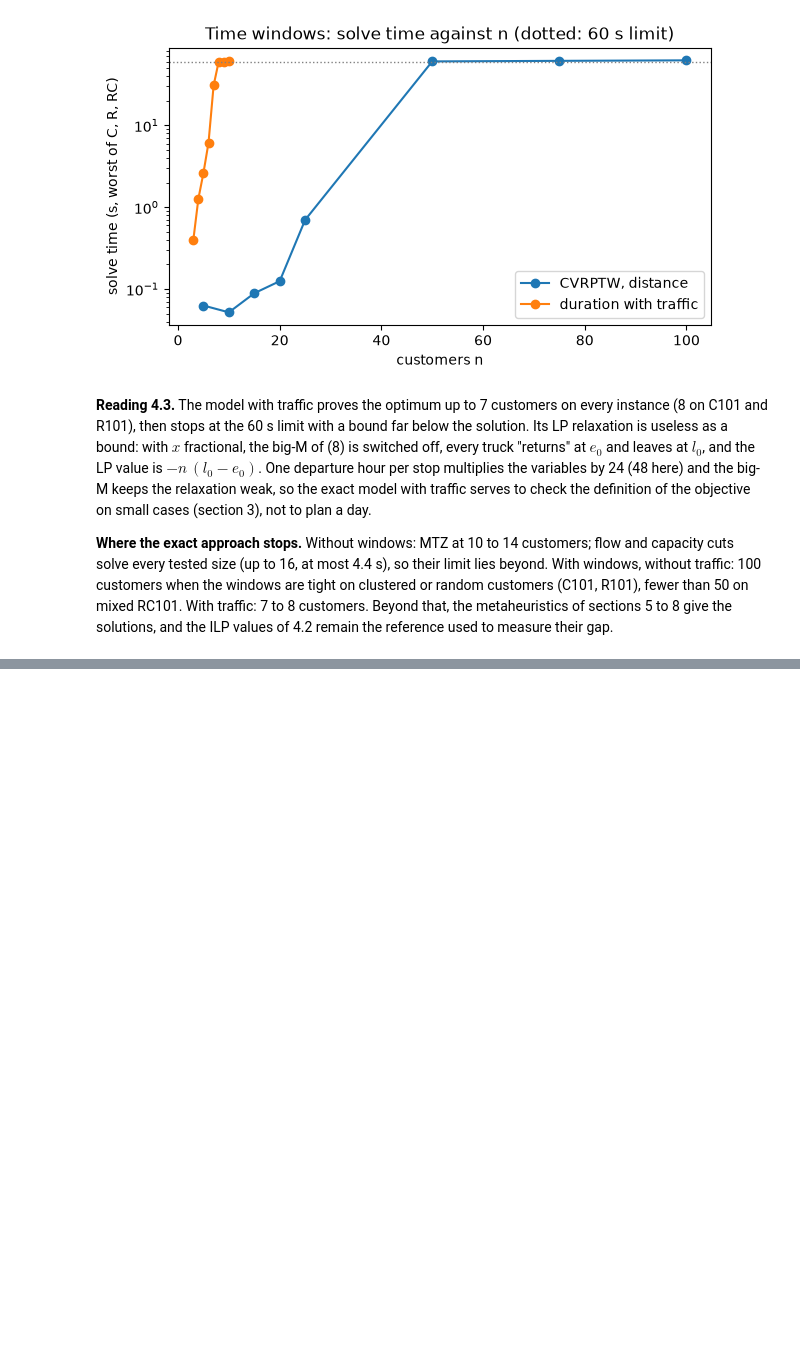
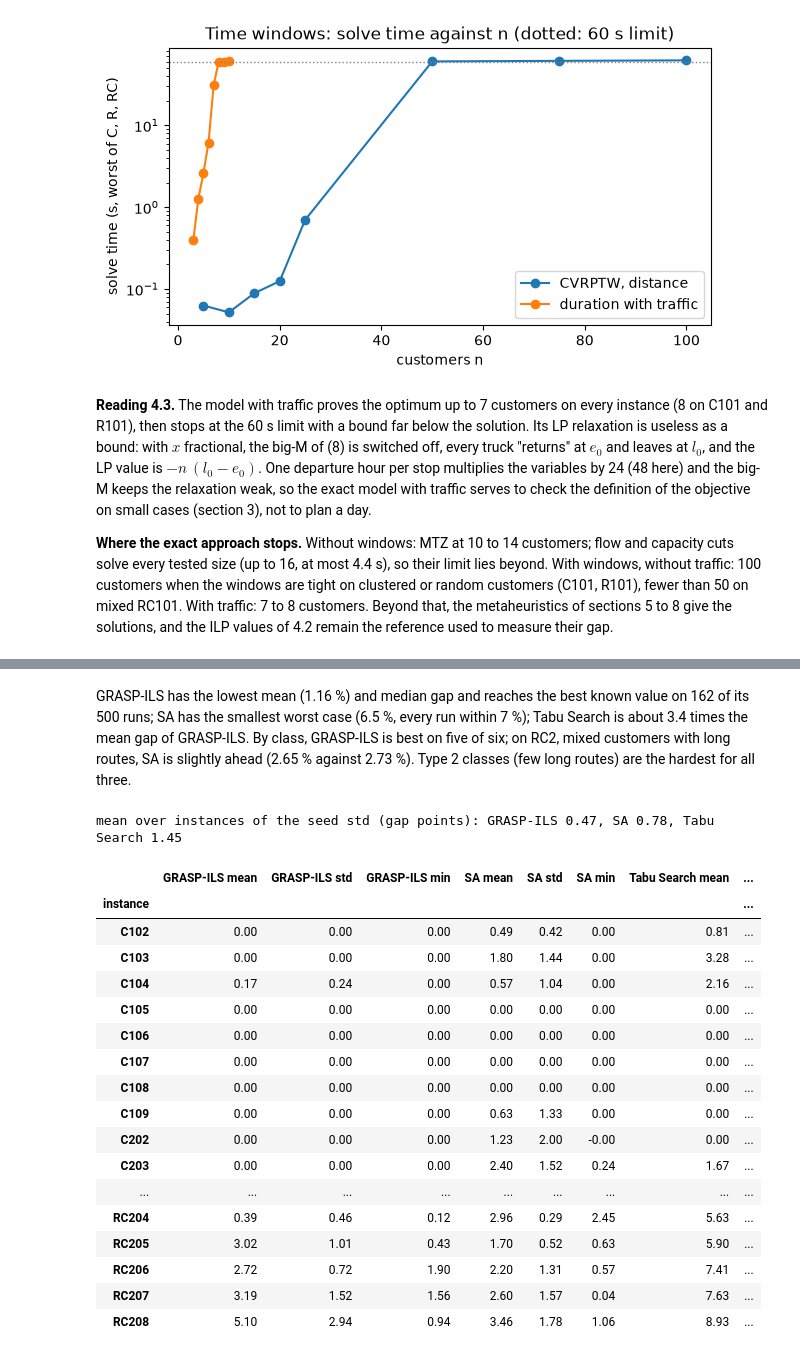
Before and after one commit to zzaved/cesi-cvrp-metaheuristics, a Jupyter notebook: notebooks/02_final_deliverable.ipynb, the cells around one changed output, grey strips where cells are left out. Cells and saved outputs as stored; diff of their text form; code cells hidden in the pictures; blank space fills up the shorter version.

```diff
--- a/notebooks/02_final_deliverable.ipynb
+++ b/notebooks/02_final_deliverable.ipynb
@@ -391,0 +514,12 @@ print("feasible:", best.is_feasible(inst), "| operator weights:", res.destroy_we
+# %%
+tuning = pd.read_csv(RES / "solomon_tuning.csv")
+bench = pd.read_csv(RES / "solomon_benchmark.csv")
+NAMES = {"grasp": "GRASP-ILS", "sa": "SA", "tabu": "Tabu Search"}
+COLORS = {"grasp": "#2a78d6", "sa": "#eb6834", "tabu": "#1baf7a"}
+pd.set_option("display.max_colwidth", None)
+
+t = tuning.groupby(["algorithm", "params"]).gap.mean().reset_index()
+chosen = t.loc[t.groupby("algorithm").gap.idxmin()].set_index("algorithm")
+chosen["settings tried"] = t.groupby("algorithm").size()
+chosen["worst setting gap"] = t.groupby("algorithm").gap.max()
+display(chosen.rename(index=NAMES, columns={"gap": "tuning gap %"}).round(2))
@@ -391,0 +571,34 @@ print("feasible:", best.is_feasible(inst), "| operator weights:", res.destroy_we
+# %% [markdown]
+GRASP-ILS has the lowest mean (1.16 %) and median gap and reaches the best known value on 162 of
+its 500 runs; SA has the smallest worst case (6.5 %, every run within 7 %); Tabu Search is about
+3.4 times the mean gap of GRASP-ILS. By class, GRASP-ILS is best on five of six; on RC2,
+mixed customers with long routes, SA is slightly ahead (2.65 % against 2.73 %). Type 2 classes
+(few long routes) are the hardest for all three.
+# %%
+per_inst = bench.groupby(["instance", "algorithm"]).gap.agg(["mean", "std", "min"]).unstack()
+per_inst.columns = [f"{NAMES[a]} {s}" for s, a in per_inst.columns]
+seed_std = bench.groupby(["instance", "algorithm"]).gap.std().unstack().mean()
+print("mean over instances of the seed std (gap points):",
+      ", ".join(f"{NAMES[a]} {v:.2f}" for a, v in seed_std.items()))
+order = [f"{NAMES[a]} {s}" for a in ["grasp", "sa", "tabu"] for s in ["mean", "std", "min"]]
+display(per_inst[order].round(2))
+# %% [output]
+mean over instances of the seed std (gap points): GRASP-ILS 0.47, SA 0.78, Tabu Search 1.45
+|  | GRASP-ILS mean | GRASP-ILS std | GRASP-ILS min | SA mean | SA std | SA min | Tabu Search mean | ... |
+| instance |  |  |  |  |  |  |  | ... |
+| C102 | 0.00 | 0.00 | 0.00 | 0.49 | 0.42 | 0.00 | 0.81 | ... |
+| C103 | 0.00 | 0.00 | 0.00 | 1.80 | 1.44 | 0.00 | 3.28 | ... |
+| C104 | 0.17 | 0.24 | 0.00 | 0.57 | 1.04 | 0.00 | 2.16 | ... |
+| C105 | 0.00 | 0.00 | 0.00 | 0.00 | 0.00 | 0.00 | 0.00 | ... |
+| C106 | 0.00 | 0.00 | 0.00 | 0.00 | 0.00 | 0.00 | 0.00 | ... |
+| C107 | 0.00 | 0.00 | 0.00 | 0.00 | 0.00 | 0.00 | 0.00 | ... |
+| C108 | 0.00 | 0.00 | 0.00 | 0.00 | 0.00 | 0.00 | 0.00 | ... |
+| C109 | 0.00 | 0.00 | 0.00 | 0.63 | 1.33 | 0.00 | 0.00 | ... |
+| C202 | 0.00 | 0.00 | 0.00 | 1.23 | 2.00 | -0.00 | 0.00 | ... |
+| C203 | 0.00 | 0.00 | 0.00 | 2.40 | 1.52 | 0.24 | 1.67 | ... |
+| ... | ... | ... | ... | ... | ... | ... | ... | ... |
+| RC204 | 0.39 | 0.46 | 0.12 | 2.96 | 0.29 | 2.45 | 5.63 | ... |
+| RC205 | 3.02 | 1.01 | 0.43 | 1.70 | 0.52 | 0.63 | 5.90 | ... |
+| RC206 | 2.72 | 0.72 | 1.90 | 2.20 | 1.31 | 0.57 | 7.41 | ... |
+| RC207 | 3.19 | 1.52 | 1.56 | 2.60 | 1.57 | 0.04 | 7.63 | ... |
+| RC208 | 5.10 | 2.94 | 0.94 | 3.46 | 1.78 | 1.06 | 8.93 | ... |
```
Also changed, not shown: parts of 33 cells of this notebook.
